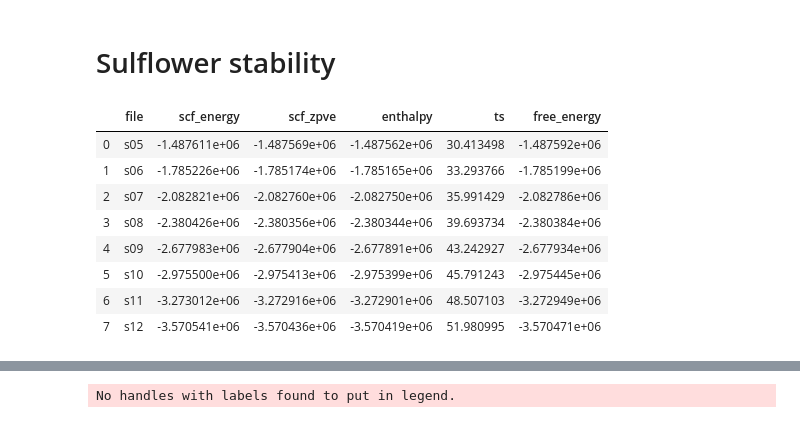
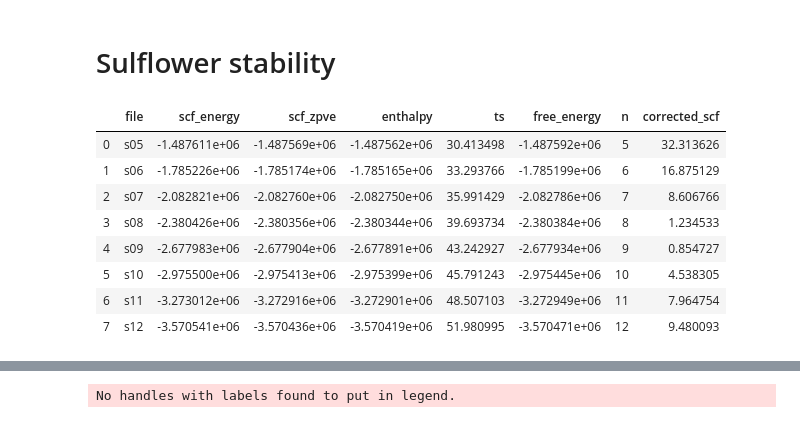
Before and after one commit to oscarigrexas/eomt-oscar, a Jupyter notebook: exploration/exploration.ipynb, the cells around one changed output, grey strips where cells are left out. Saved outputs shown, nothing was run; the diff lists cells and outputs as text; code cells hidden in the pictures.

```diff
--- a/exploration/exploration.ipynb
+++ b/exploration/exploration.ipynb
@@ -82,14 +82,18 @@ def save_figure(figure, name):
 # Sulflower stability
 # %%
 edf = pd.read_csv("/Users/oscar/Dropbox/s3/flowers/sulflower-stabilities/TABLE", delim_whitespace=True)
+s2 = -644366.6164356
+s3 = -941921.1454330
+edf['n'] = [5, 6, 7, 8, 9, 10, 11, 12]
+edf['corrected_scf'] = (edf['scf_energy'] + edf['n']*s2 - edf['n']*s3)/edf['n']
 edf
 # %% [output]
-|  | file | scf_energy | scf_zpve | enthalpy | ts | free_energy |
-| 0 | s05 | -1.487611e+06 | -1.487569e+06 | -1.487562e+06 | 30.413498 | -1.487592e+06 |
-| 1 | s06 | -1.785226e+06 | -1.785174e+06 | -1.785165e+06 | 33.293766 | -1.785199e+06 |
-| 2 | s07 | -2.082821e+06 | -2.082760e+06 | -2.082750e+06 | 35.991429 | -2.082786e+06 |
-| 3 | s08 | -2.380426e+06 | -2.380356e+06 | -2.380344e+06 | 39.693734 | -2.380384e+06 |
-| 4 | s09 | -2.677983e+06 | -2.677904e+06 | -2.677891e+06 | 43.242927 | -2.677934e+06 |
-| 5 | s10 | -2.975500e+06 | -2.975413e+06 | -2.975399e+06 | 45.791243 | -2.975445e+06 |
-| 6 | s11 | -3.273012e+06 | -3.272916e+06 | -3.272901e+06 | 48.507103 | -3.272949e+06 |
-| 7 | s12 | -3.570541e+06 | -3.570436e+06 | -3.570419e+06 | 51.980995 | -3.570471e+06 |
+|  | file | scf_energy | scf_zpve | enthalpy | ts | free_energy | n | corrected_scf |
+| 0 | s05 | -1.487611e+06 | -1.487569e+06 | -1.487562e+06 | 30.413498 | -1.487592e+06 | 5 | 32.313626 |
+| 1 | s06 | -1.785226e+06 | -1.785174e+06 | -1.785165e+06 | 33.293766 | -1.785199e+06 | 6 | 16.875129 |
+| 2 | s07 | -2.082821e+06 | -2.082760e+06 | -2.082750e+06 | 35.991429 | -2.082786e+06 | 7 | 8.606766 |
+| 3 | s08 | -2.380426e+06 | -2.380356e+06 | -2.380344e+06 | 39.693734 | -2.380384e+06 | 8 | 1.234533 |
+| 4 | s09 | -2.677983e+06 | -2.677904e+06 | -2.677891e+06 | 43.242927 | -2.677934e+06 | 9 | 0.854727 |
+| 5 | s10 | -2.975500e+06 | -2.975413e+06 | -2.975399e+06 | 45.791243 | -2.975445e+06 | 10 | 4.538305 |
+| 6 | s11 | -3.273012e+06 | -3.272916e+06 | -3.272901e+06 | 48.507103 | -3.272949e+06 | 11 | 7.964754 |
+| 7 | s12 | -3.570541e+06 | -3.570436e+06 | -3.570419e+06 | 51.980995 | -3.570471e+06 | 12 | 9.480093 |
```
Also changed, not shown: parts of 4 cells of this notebook, 7 other files.
